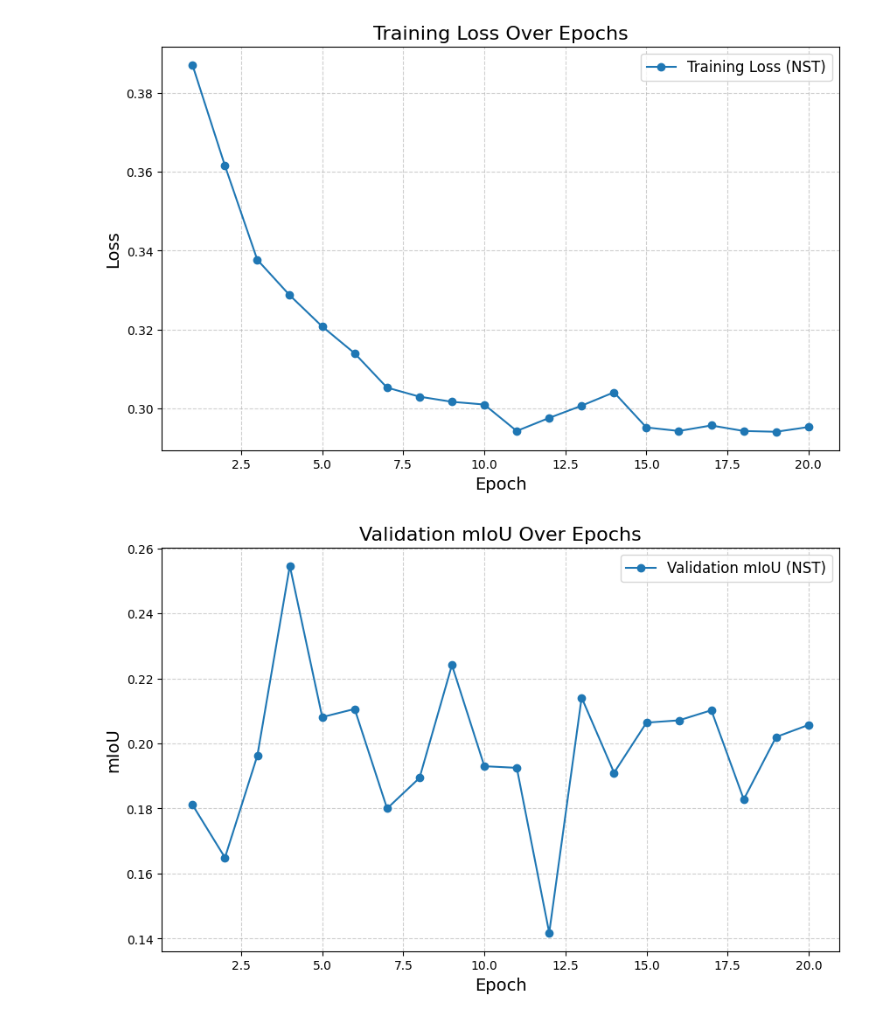
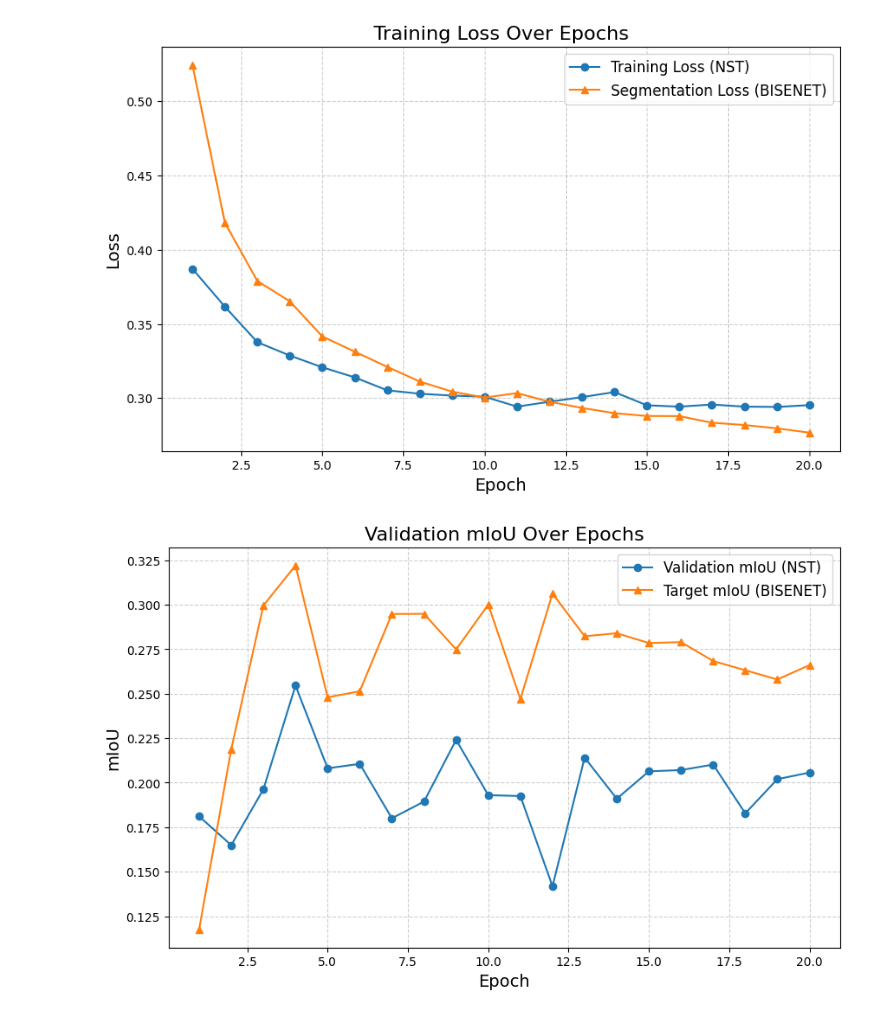
Before and after one commit to MichelePoli/AMLProject, a Jupyter notebook: GRAPH/5_graph.ipynb, the cells around one changed output. Cells and saved outputs as stored; diff of their text form; code cells hidden in the pictures.

Commit message:
4a+4b graph, + 5 partial graph

```diff
--- a/GRAPH/5_graph.ipynb
+++ b/GRAPH/5_graph.ipynb
@@ -58,41 +58,53 @@ per_class_iou = {
     ]
 }
 
+seg_loss_bisenet =          [0.5244, 0.4181, 0.3789, 0.3652, 0.3416, 0.3313, 0.3211, 0.3112, 0.3044, 0.3004, 0.3034, 0.2976, 0.2934, 0.2899, 0.2880, 0.2879, 0.2835, 0.2819, 0.2797, 0.2768]
+adv_loss_bisenet  =         [0.0007, 0.0009, 0.0009, 0.0010, 0.0011, 0.0012, 0.0013, 0.0015, 0.0015, 0.0017, 0.0017, 0.0018, 0.0021, 0.0021]
+disc_loss_bisenet  =        [1.3726, 1.3048, 1.2546, 1.2061, 1.1649, 1.1271, 1.0879, 1.0338, 1.0081, 0.9690, 0.9468, 0.9245, 0.8551, 0.8392, 0.8249, 0.7976, 0.7831, 0.7544, 0.7450, 0.7292]
+validation_miou_bisenet  =  [0.1677, 0.2405, 0.2718, 0.3128, 0.2666, 0.2698, 0.3154, 0.3013, 0.2854, 0.3075, 0.2867, 0.3088, 0.2981, 0.2907]
+target_miou_bisenet  =      [0.1176, 0.2189, 0.2996, 0.3221, 0.2480, 0.2514, 0.2948, 0.2949, 0.2749, 0.3001, 0.2470, 0.3063, 0.2823, 0.2840,0.2785, 0.2790, 0.2684, 0.2632, 0.2580, 0.2661 ]
+
+
 
 #Grafico Loss
 plt.figure(figsize=(10, 6))
 plt.plot(epochs, loss_per_epoch_nst, marker='o', label="Training Loss (NST)")
+plt.plot(epochs, seg_loss_bisenet, label='Segmentation Loss (BISENET)', marker='^')
+
+
 plt.title("Training Loss Over Epochs", fontsize=16)
 plt.xlabel("Epoch", fontsize=14)
 plt.ylabel("Loss", fontsize=14)
 plt.grid(True, linestyle='--', alpha=0.6)
 plt.legend(fontsize=12)
 plt.show()
 
-
-
 # Grafico mIoU
 plt.figure(figsize=(10, 6))
 plt.plot(epochs, miou_nst, marker='o', label="Validation mIoU (NST)")
+plt.plot(epochs, target_miou_bisenet, label='Target mIoU (BISENET)', marker='^')
 plt.title("Validation mIoU Over Epochs", fontsize=16)
 plt.xlabel("Epoch", fontsize=14)
 plt.ylabel("mIoU", fontsize=14)
 plt.grid(True, linestyle='--', alpha=0.6)
 plt.legend(fontsize=12)
 plt.show()
+
+
+
 
 # Grafico IoU per classe
 plt.figure(figsize=(12, 8))
 for class_name, values in per_class_iou.items():
     plt.plot(epochs, values, marker='o', label=class_name)
 
 plt.title("Per-Class IoU Over Epochs NST", fontsize=16)
 plt.xlabel("Epoch", fontsize=14)
 plt.ylabel("IoU", fontsize=14)
 plt.grid(True, linestyle='--', alpha=0.6)
 plt.legend(fontsize=12, loc='upper left')
 plt.show()
 # %% [output]
-[figure, old version]
+[figure, new version]
-[figure, old version]
+[figure, new version]
 [figure]
```
Also changed, not shown: 7 other files.
